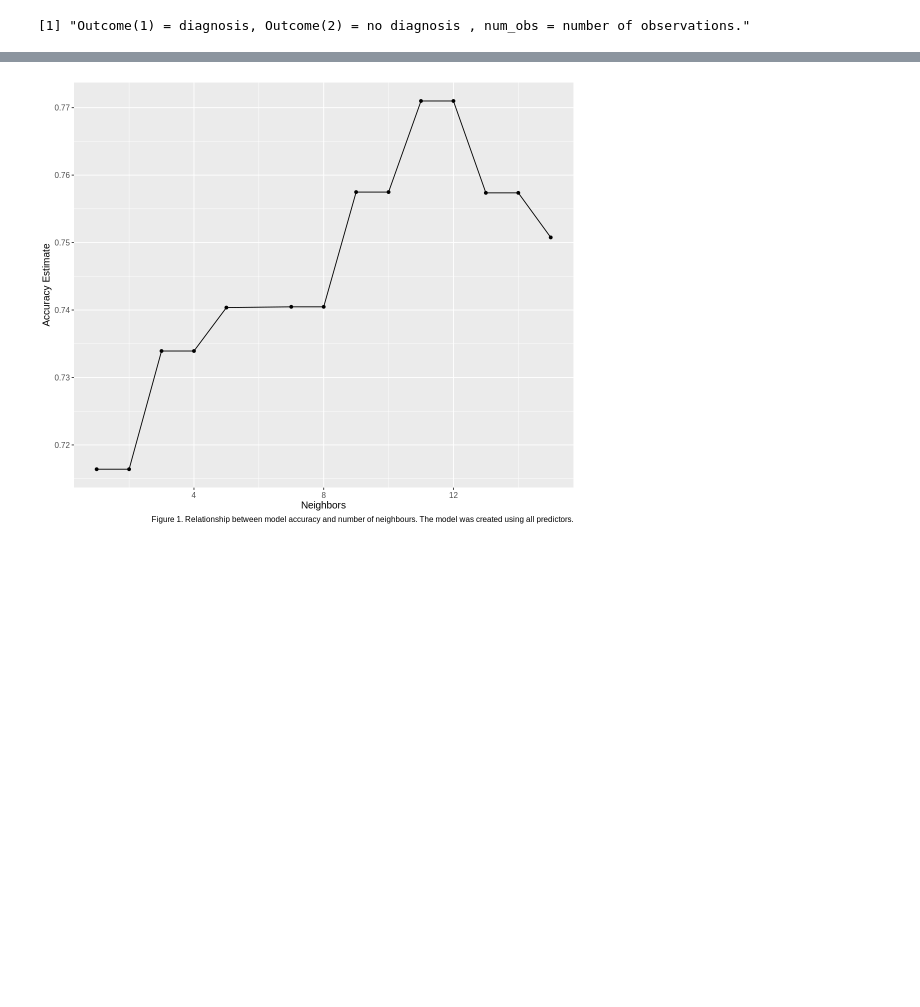
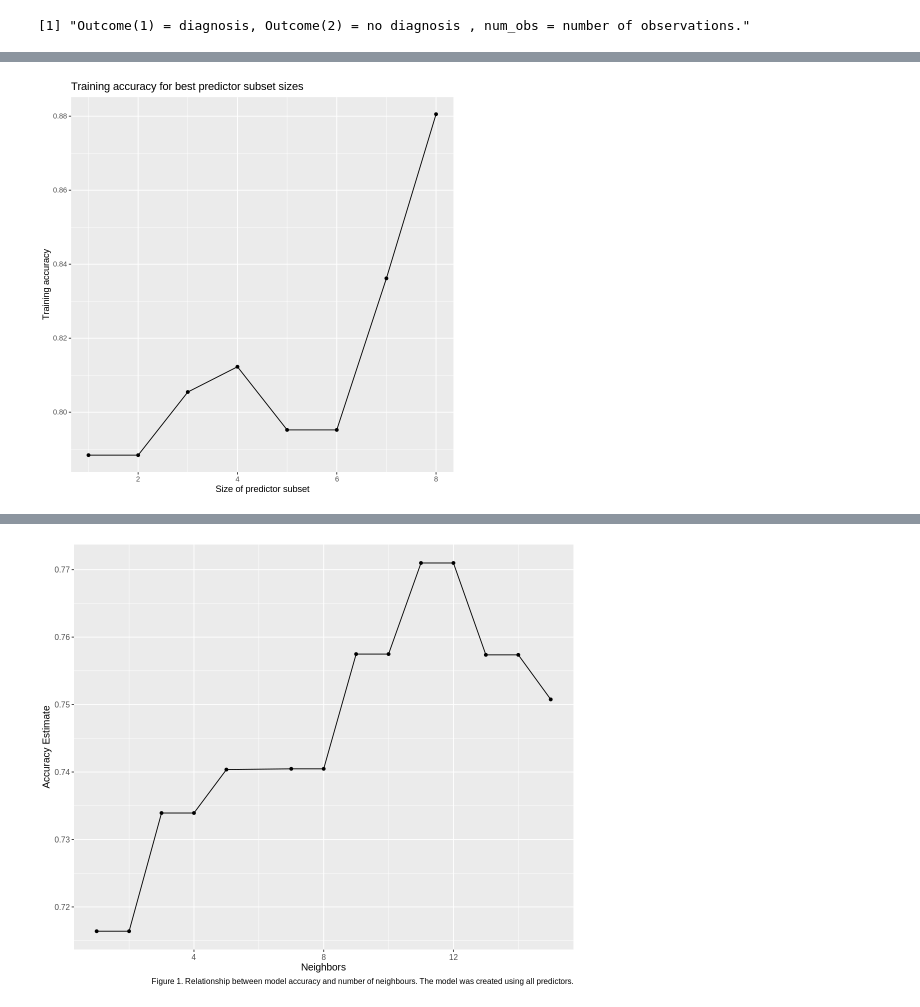
Before and after one commit to hsgao12/dsci-100-group-132, a Jupyter notebook: DSCI100 report.ipynb, the cells around one changed output, grey strips where cells are left out. Cells and saved outputs as stored; diff of their text form; code cells hidden in the pictures; blank space fills up the shorter version.

```diff
--- a/DSCI100 report.ipynb
+++ b/DSCI100 report.ipynb
@@ -154,0 +148,4 @@ A tibble: 1 × 8
+# %%
+# Finding best subsets of predictors to use
+subsets <- regsubsets(Outcome~., data=diabetes_train, nvmax=8)
+summary(subsets)
@@ -154,0 +229,38 @@ A tibble: 1 × 8
+# %%
+# Helper function to get training/testing accuracy of a fitted model
+
+# fit: Fitted model
+# pred_dataset: Dataset to predict on
+get_accuracy <- function(fit, pred_dataset) {
+    predictions <- predict(fit, pred_dataset) |>
+    bind_cols(pred_dataset)
+
+    accuracy <- predictions |>
+               metrics(truth = Outcome, estimate = .pred_class) |>
+               filter(.metric == "accuracy") |>
+               pull(.estimate)
+}
+# %%
+# Find the training accuracies for each optimal subset
+subset_size <- c()
+training_accuracies <- c()
+for (i in 1:8) {
+    fitted_model <- get_fitted_model(i, subsets)
+    subset_size <- append(subset_size, i)
+    training_accuracy <- get_accuracy(fitted_model, diabete_train)
+    training_accuracies <- append(training_accuracies, training_accuracy)
+}
+# %%
+# Create dataframe using subset size and training accuracies
+accuracy_data <- data.frame(subset_size, training_accuracies)
+
+# Create plot of subset size vs training accuracy
+accuracy_plot <- ggplot(accuracy_data, aes(x=subset_size, y=training_accuracies)) +
+geom_point() +
+geom_line() +
+labs(x="Size of predictor subset", y="Training accuracy") +
+ggtitle("Training accuracy for best predictor subset sizes")
+
+accuracy_plot
+# %% [output]
+[figure, added]
```
Also changed, not shown: parts of 14 cells of this notebook.
